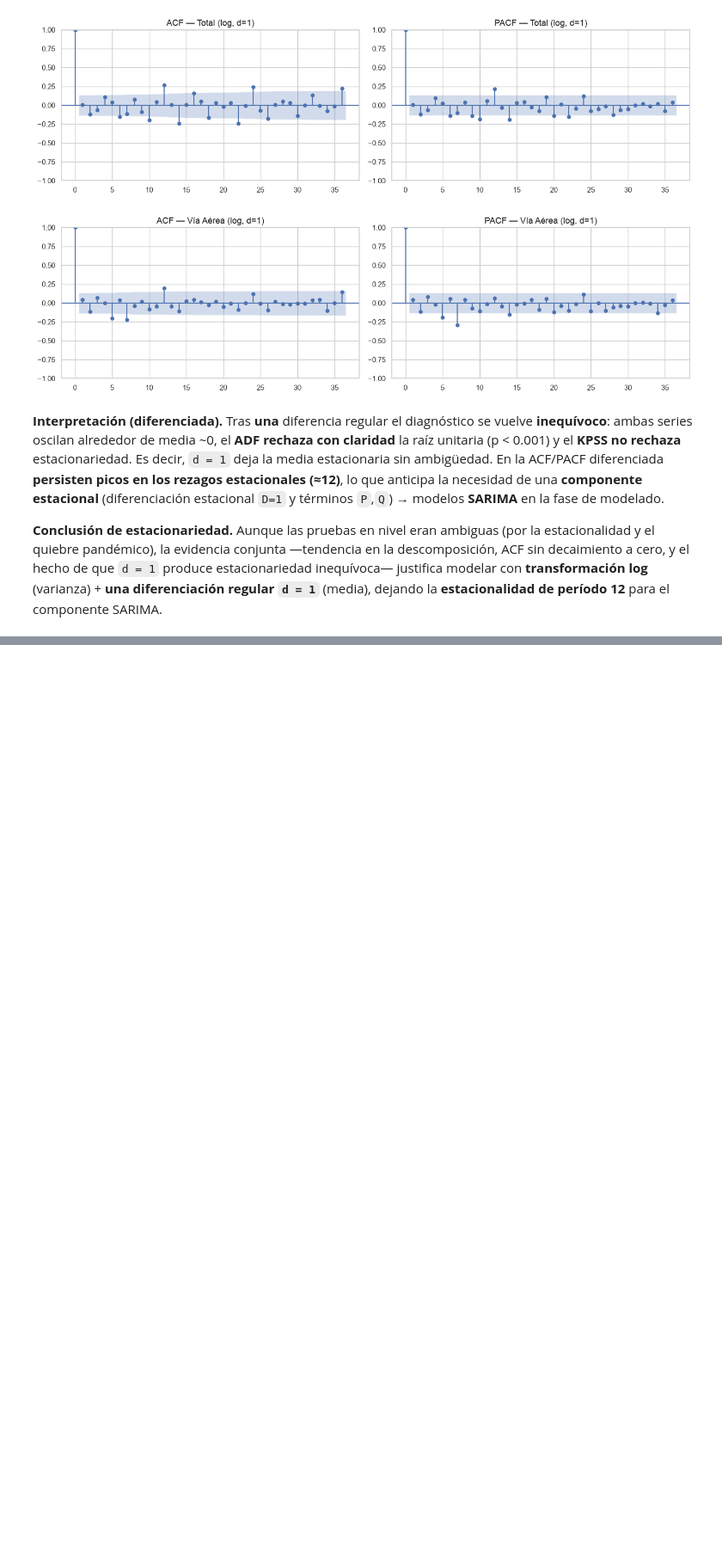
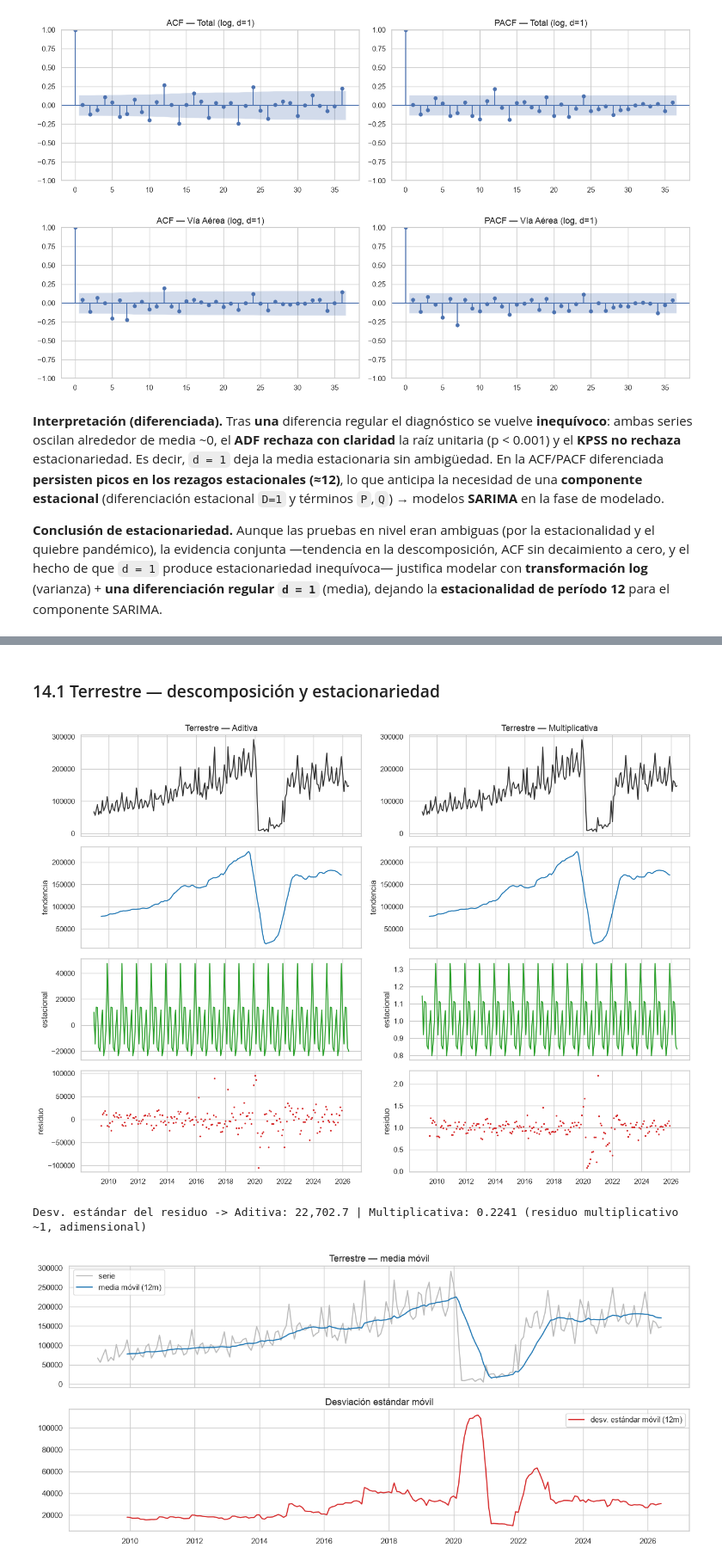
Before and after one commit to nicoCT04/Lab1DataScience, a Jupyter notebook: Lab1_Series_Tiempo.ipynb, the cells around one changed output, grey strips where cells are left out. Shown at 86% size. Cells and saved outputs as stored; diff of their text form; code cells hidden in the pictures; blank space fills up the shorter version.

```diff
--- a/Lab1_Series_Tiempo.ipynb
+++ b/Lab1_Series_Tiempo.ipynb
@@ -874,0 +938,9 @@ concentración en América y vía Terrestre, y efecto claro de la pandemia.
+# %% [markdown]
+### 14.1 Terrestre — descomposición y estacionariedad
+# %%
+_ = comparar_descomposicion(serie_terrestre, "Terrestre")
+media_std_movil(serie_terrestre, "Terrestre")
+# %% [output]
+[figure, added]
+Desv. estándar del residuo -> Aditiva: 22,702.7 | Multiplicativa: 0.2241 (residuo multiplicativo ~1, adimensional)
+[figure, added]
```
Also changed, not shown: parts of 19 cells of this notebook, 1 other file.
